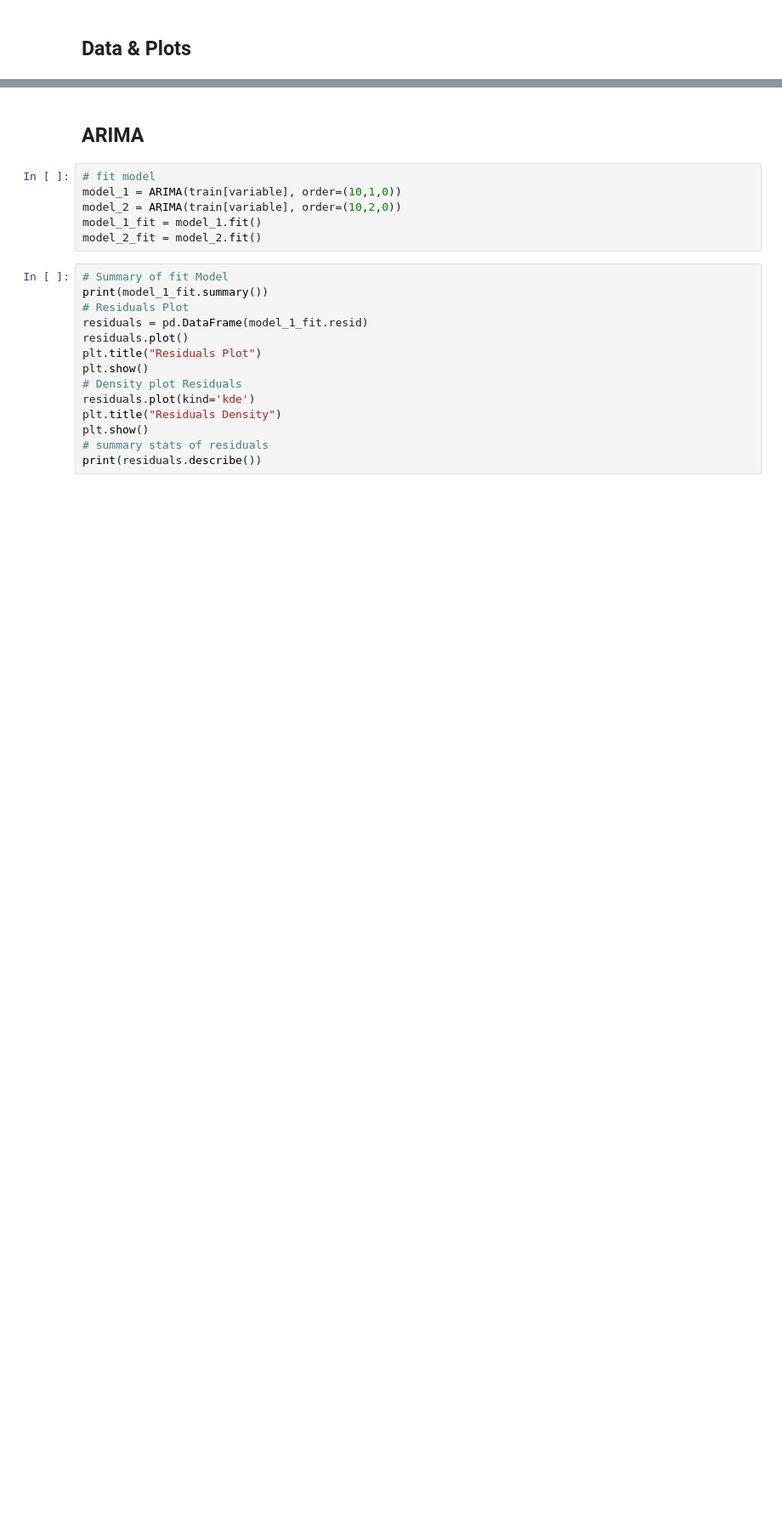
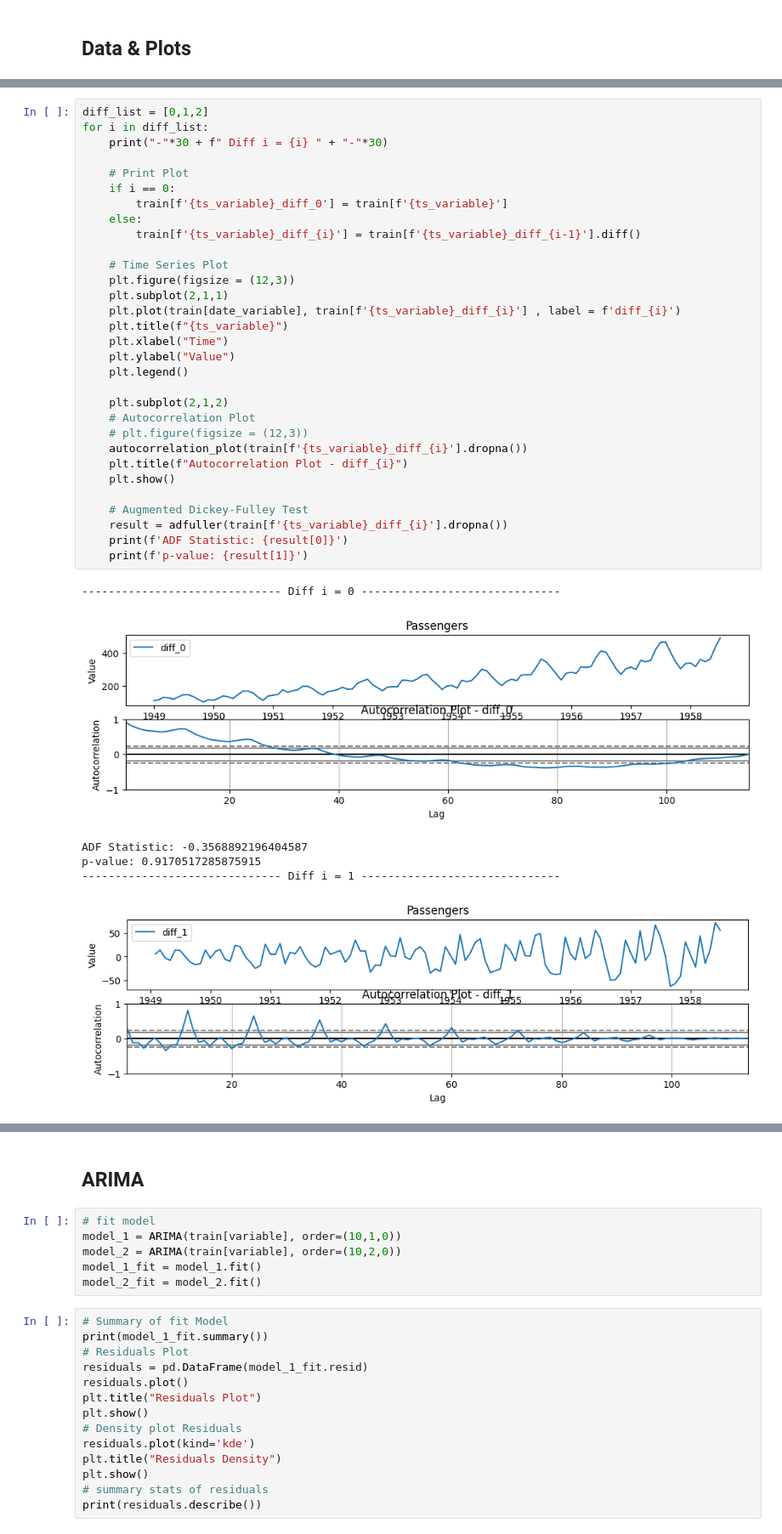
Before and after one commit to Bruno-Moreno/ML---Study, a Jupyter notebook: notebooks/ML/arima_model.ipynb, the cells around one changed output, grey strips where cells are left out. Shown at 85% size. Cells and saved outputs as stored; diff of their text form; blank space fills up the shorter version.

```diff
--- a/notebooks/ML/arima_model.ipynb
+++ b/notebooks/ML/arima_model.ipynb
@@ -56,0 +83,38 @@ date_variable = "period"
+# %%
+diff_list = [0,1,2]
+for i in diff_list:
+    print("-"*30 + f" Diff i = {i} " + "-"*30)
+
+    # Print Plot
+    if i == 0:
+        train[f'{ts_variable}_diff_0'] = train[f'{ts_variable}']
+    else:
+        train[f'{ts_variable}_diff_{i}'] = train[f'{ts_variable}_diff_{i-1}'].diff()
+
+    # Time Series Plot
+    plt.figure(figsize = (12,3))
+    plt.subplot(2,1,1)
+    plt.plot(train[date_variable], train[f'{ts_variable}_diff_{i}'] , label = f'diff_{i}')
+    plt.title(f"{ts_variable}")
+    plt.xlabel("Time")
+    plt.ylabel("Value")
+    plt.legend()
+
+    plt.subplot(2,1,2)
+    # Autocorrelation Plot
+    # plt.figure(figsize = (12,3))
+    autocorrelation_plot(train[f'{ts_variable}_diff_{i}'].dropna())
+    plt.title(f"Autocorrelation Plot - diff_{i}")
+    plt.show()
+
+    # Augmented Dickey-Fulley Test
+    result = adfuller(train[f'{ts_variable}_diff_{i}'].dropna())
+    print(f'ADF Statistic: {result[0]}')
+    print(f'p-value: {result[1]}')
+# %% [output]
+------------------------------ Diff i = 0 ------------------------------
+[figure, added]
+ADF Statistic: -0.3568892196404587
+p-value: 0.9170517285875915
+------------------------------ Diff i = 1 ------------------------------
+[figure, added]
```
Also changed, not shown: parts of 21 cells of this notebook, 1 other file.
